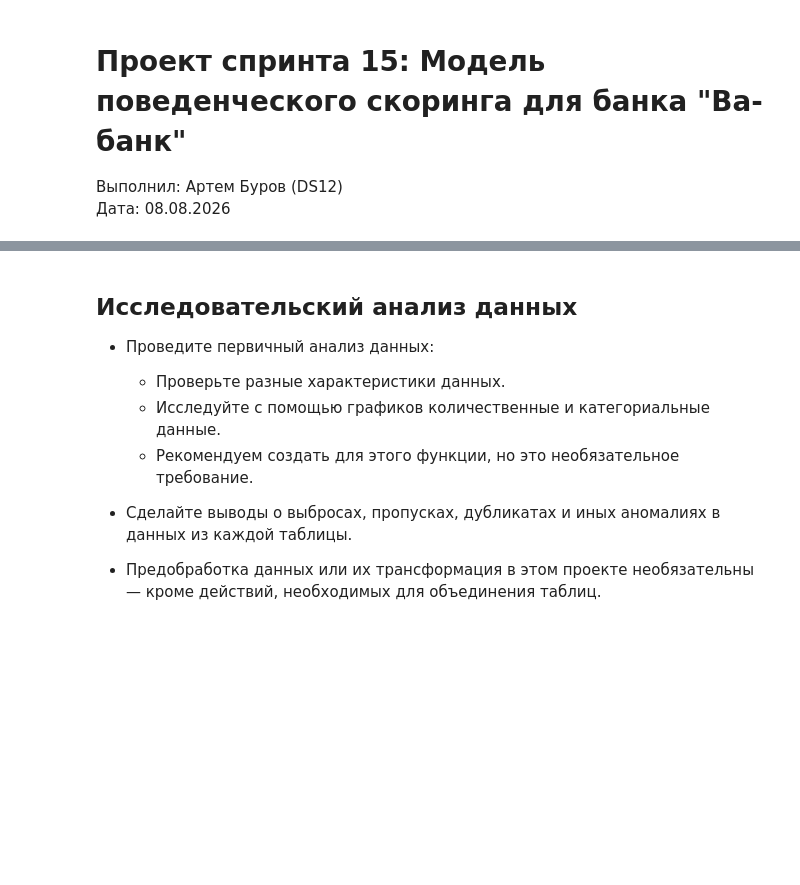
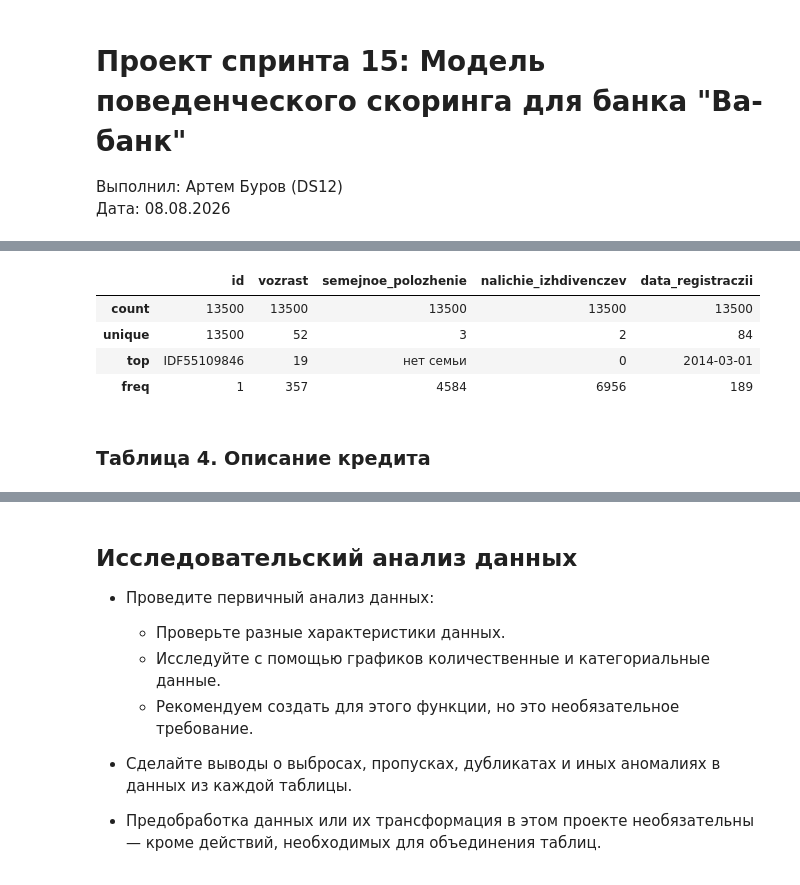
Before and after one commit to TemaQDX/sprint_15_project_behavioral_scoring, a Jupyter notebook: sprint_15_project_behavioral_scoring_Artem_Burov.ipynb, the cells around one changed output, grey strips where cells are left out. Cells and saved outputs as stored; diff of their text form; code cells hidden in the pictures; blank space fills up the shorter version.

```diff
--- a/sprint_15_project_behavioral_scoring_Artem_Burov.ipynb
+++ b/sprint_15_project_behavioral_scoring_Artem_Burov.ipynb
@@ -238,0 +390,12 @@ def show_missing_stats(df):
+# %%
+# Через describe нужно определить есть ли дубликаты по первичному ключу (PK) - id
+# id - является PK
+df0_client_description.astype('str').describe()
+# %% [output]
+|  | id | vozrast | semejnoe_polozhenie | nalichie_izhdivenczev | data_registraczii |
+| count | 13500 | 13500 | 13500 | 13500 | 13500 |
+| unique | 13500 | 52 | 3 | 2 | 84 |
+| top | IDF55109846 | 19 | нет семьи | 0 | 2014-03-01 |
+| freq | 1 | 357 | 4584 | 6956 | 189 |
+# %% [markdown]
+### Таблица 4. Описание кредита
```
Also changed, not shown: parts of 40 cells of this notebook.
